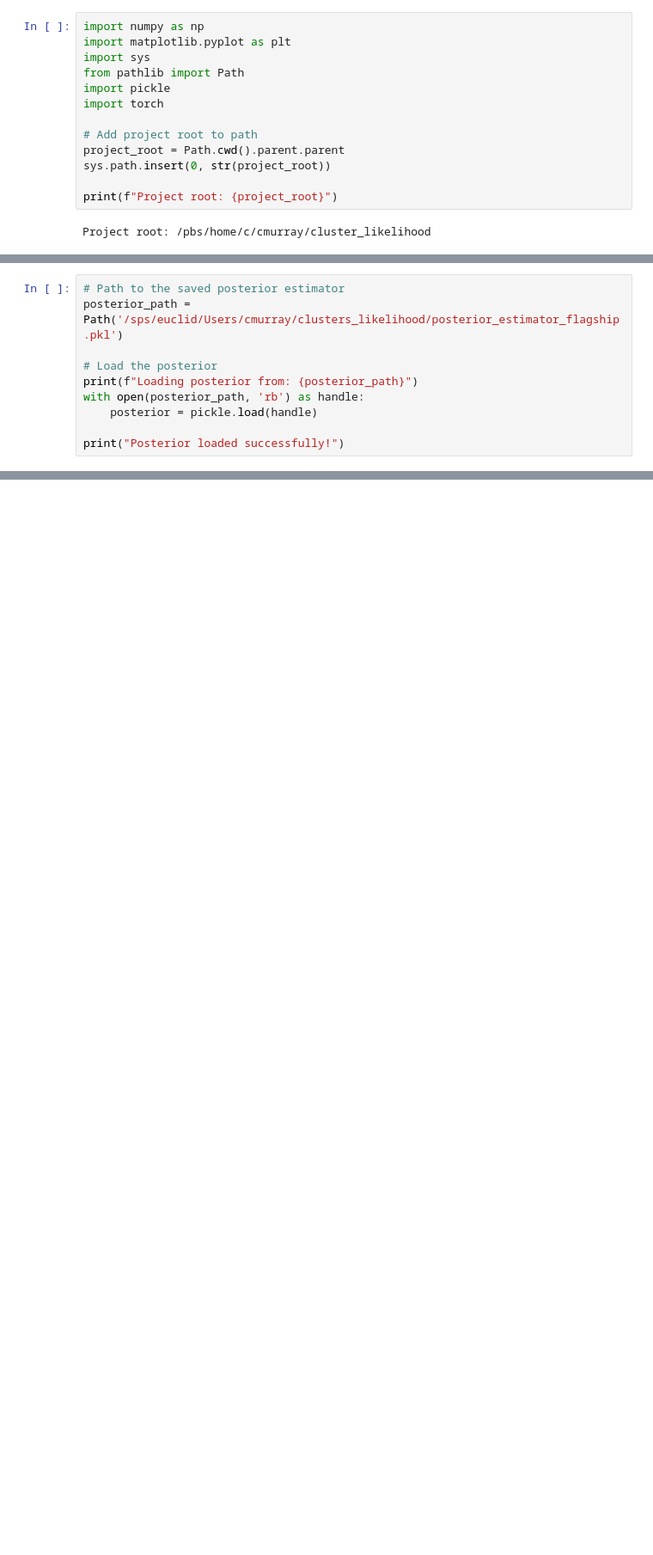
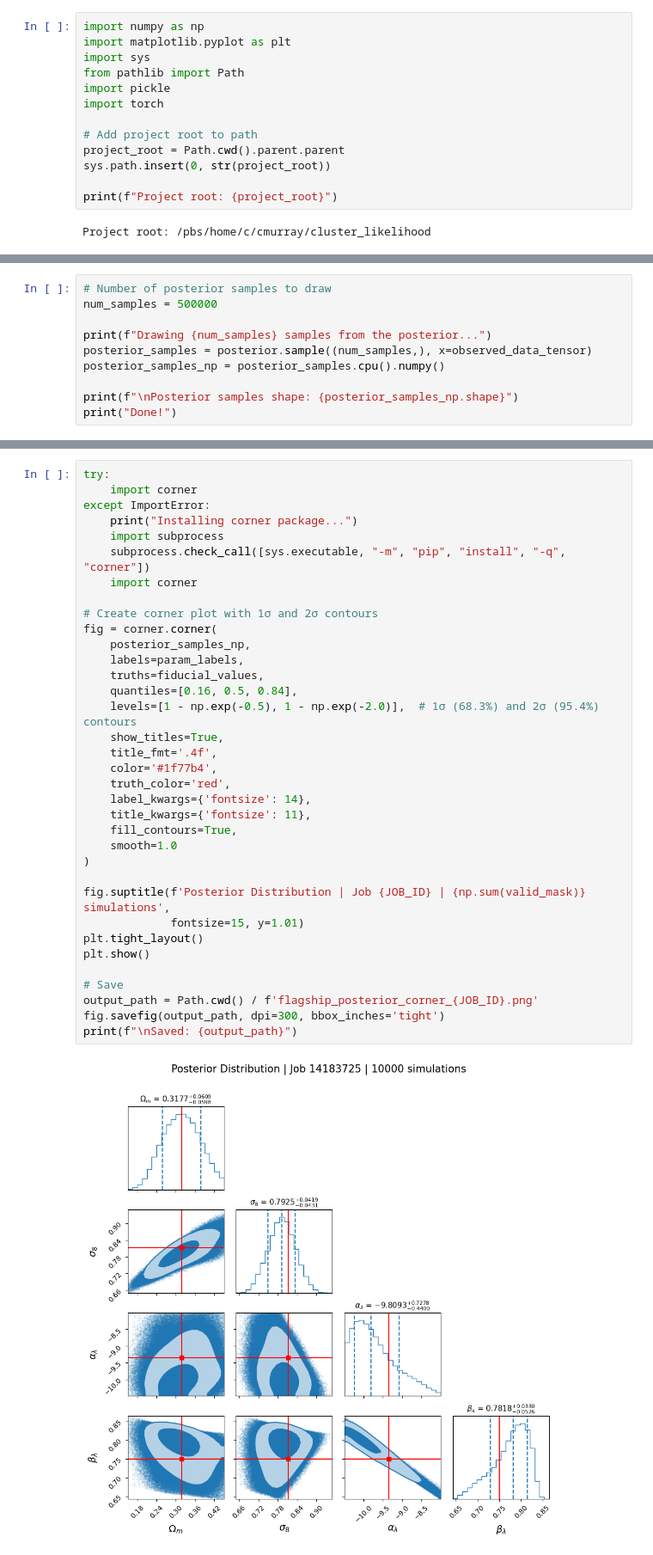
Before and after one commit to calumhrmurray/capish, a Jupyter notebook: notebooks/calum/flagship_posteriors.ipynb, the cells around one changed output, grey strips where cells are left out. Shown at 86% size. Drawn from its saved outputs; the diff is of its cells as text; blank space fills up the shorter version.

```diff
--- a/notebooks/calum/flagship_posteriors.ipynb
+++ b/notebooks/calum/flagship_posteriors.ipynb
@@ -28,10 +27,0 @@ Project root: /pbs/home/c/cmurray/cluster_likelihood
-# %%
-# Path to the saved posterior estimator
-posterior_path = Path('/sps/euclid/Users/cmurray/clusters_likelihood/posterior_estimator_flagship.pkl')
-
-# Load the posterior
-print(f"Loading posterior from: {posterior_path}")
-with open(posterior_path, 'rb') as handle:
-    posterior = pickle.load(handle)
-
-print("Posterior loaded successfully!")
@@ -439,0 +222,10 @@ The posterior provides constraints on cosmological parameters (Omega_m, sigma8)
+# %%
+# Number of posterior samples to draw
+num_samples = 500000
+
+print(f"Drawing {num_samples} samples from the posterior...")
+posterior_samples = posterior.sample((num_samples,), x=observed_data_tensor)
+posterior_samples_np = posterior_samples.cpu().numpy()
+
+print(f"\nPosterior samples shape: {posterior_samples_np.shape}")
+print("Done!")
@@ -439,0 +280,37 @@ The posterior provides constraints on cosmological parameters (Omega_m, sigma8)
+# %%
+try:
+    import corner
+except ImportError:
+    print("Installing corner package...")
+    import subprocess
+    subprocess.check_call([sys.executable, "-m", "pip", "install", "-q", "corner"])
+    import corner
+
+# Create corner plot with 1σ and 2σ contours
+fig = corner.corner(
+    posterior_samples_np,
+    labels=param_labels,
+    truths=fiducial_values,
+    quantiles=[0.16, 0.5, 0.84],
+    levels=[1 - np.exp(-0.5), 1 - np.exp(-2.0)],  # 1σ (68.3%) and 2σ (95.4%) contours
+    show_titles=True,
+    title_fmt='.4f',
+    color='#1f77b4',
+    truth_color='red',
+    label_kwargs={'fontsize': 14},
+    title_kwargs={'fontsize': 11},
+    fill_contours=True,
+    smooth=1.0
+)
+
+fig.suptitle(f'Posterior Distribution | Job {JOB_ID} | {np.sum(valid_mask)} simulations',
+             fontsize=15, y=1.01)
+plt.tight_layout()
+plt.show()
+
+# Save
+output_path = Path.cwd() / f'flagship_posterior_corner_{JOB_ID}.png'
+fig.savefig(output_path, dpi=300, bbox_inches='tight')
+print(f"\nSaved: {output_path}")
+# %% [output]
+[figure, added]
```
Also changed, not shown: parts of 42 cells of this notebook, 24 other files.
